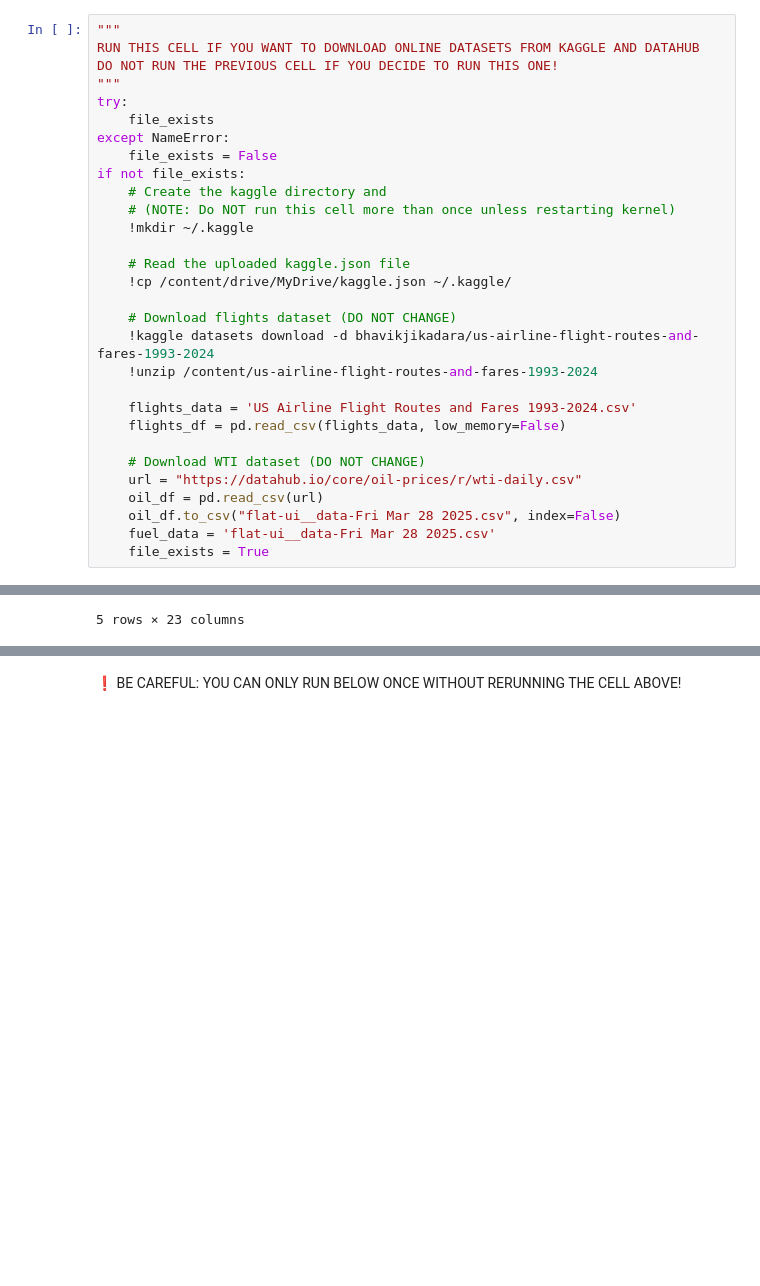
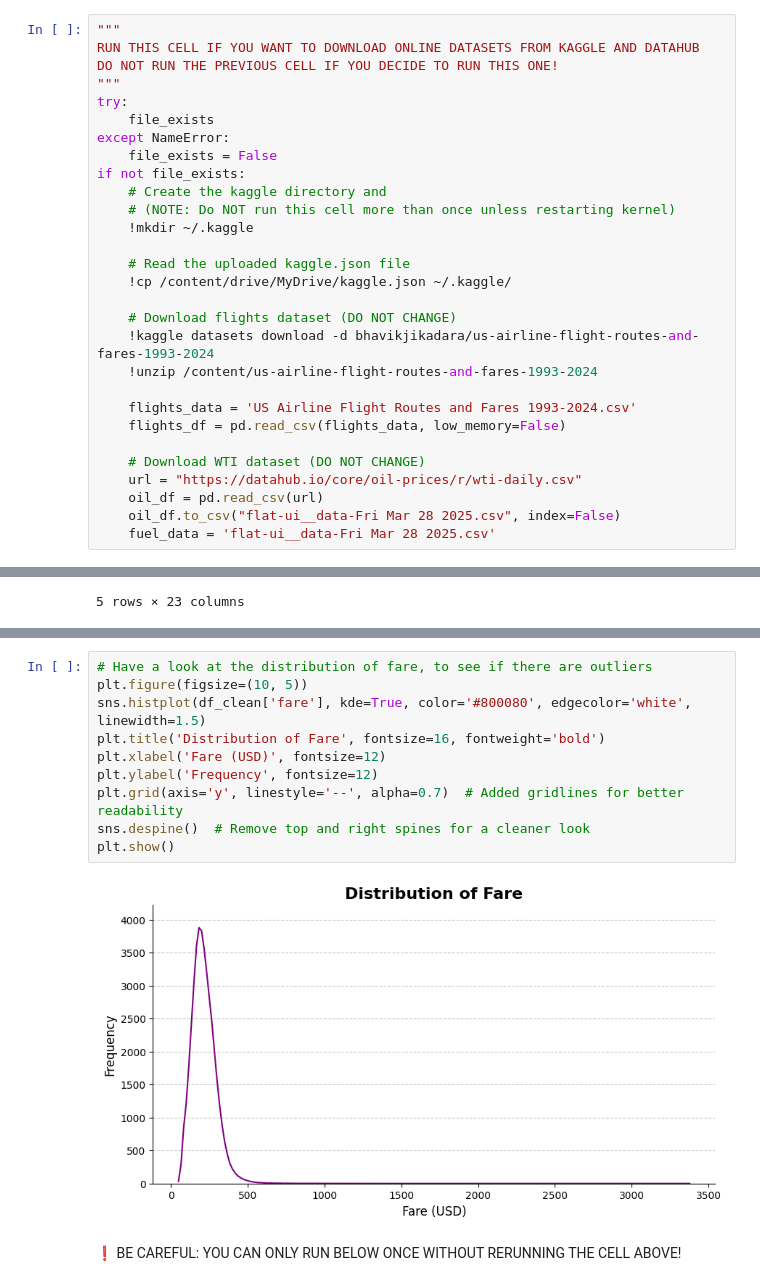
Before and after one commit to jbwenjoy/000545000, a Jupyter notebook: CIS_545_Final.ipynb, the cells around one changed output, grey strips where cells are left out. Cells and saved outputs as stored; diff of their text form; blank space fills up the shorter version.

```diff
--- a/CIS_545_Final.ipynb
+++ b/CIS_545_Final.ipynb
@@ -159,5 +175,4 @@ if not file_exists:
     oil_df = pd.read_csv(url)
     oil_df.to_csv("flat-ui__data-Fri Mar 28 2025.csv", index=False)
     fuel_data = 'flat-ui__data-Fri Mar 28 2025.csv'
-    file_exists = True
 # %% [output]
@@ -262,3 +298,15 @@ dtype: int64
+# %%
+# Have a look at the distribution of fare, to see if there are outliers
+plt.figure(figsize=(10, 5))
+sns.histplot(df_clean['fare'], kde=True, color='#800080', edgecolor='white', linewidth=1.5)
+plt.title('Distribution of Fare', fontsize=16, fontweight='bold')
+plt.xlabel('Fare (USD)', fontsize=12)
+plt.ylabel('Frequency', fontsize=12)
+plt.grid(axis='y', linestyle='--', alpha=0.7)  # Added gridlines for better readability
+sns.despine()  # Remove top and right spines for a cleaner look
+plt.show()
+# %% [output]
+[figure, added]
 # %% [markdown]
 ❗ BE CAREFUL: YOU CAN ONLY RUN BELOW ONCE WITHOUT RERUNNING THE CELL ABOVE!
 # %%
```
Also changed, not shown: parts of 37 cells of this notebook.
